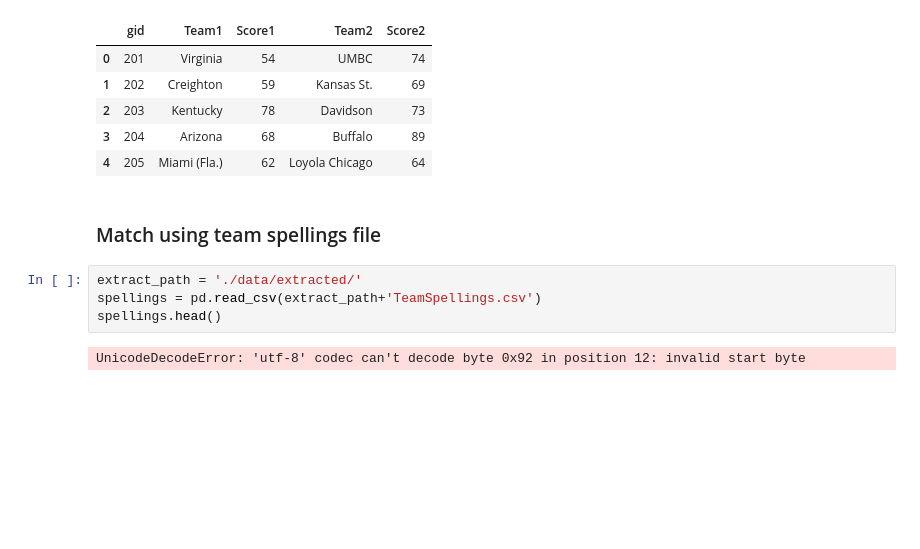
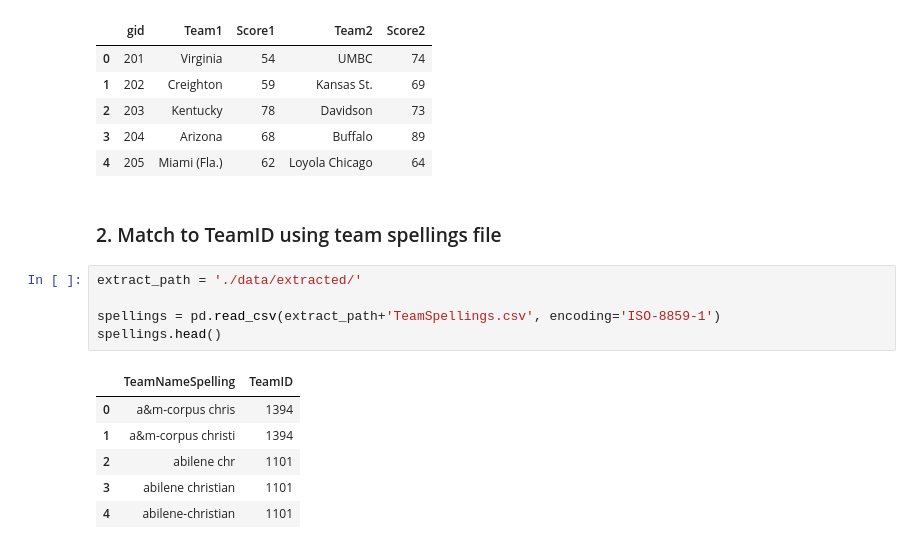
Before and after one commit to elyliu/mids-w207-final_proj-ncaa, a Jupyter notebook: Steve/Scrape 2018 Tourney Results.ipynb, the cells around one changed output. Cells and saved outputs as stored; diff of their text form; blank space fills up the shorter version.

```diff
--- a/Steve/Scrape 2018 Tourney Results.ipynb
+++ b/Steve/Scrape 2018 Tourney Results.ipynb
@@ -37,10 +42,16 @@ df_results.head()
 | 3 | 204 | Arizona | 68 | Buffalo | 89 |
 | 4 | 205 | Miami (Fla.) | 62 | Loyola Chicago | 64 |
 # %% [markdown]
-### Match using team spellings file
+### 2. Match to TeamID using team spellings file
 # %%
 extract_path = './data/extracted/'
-spellings = pd.read_csv(extract_path+'TeamSpellings.csv')
+
+spellings = pd.read_csv(extract_path+'TeamSpellings.csv', encoding='ISO-8859-1')
 spellings.head()
 # %% [output]
-UnicodeDecodeError: 'utf-8' codec can't decode byte 0x92 in position 12: invalid start byte
+|  | TeamNameSpelling | TeamID |
+| 0 | a&m-corpus chris | 1394 |
+| 1 | a&m-corpus christi | 1394 |
+| 2 | abilene chr | 1101 |
+| 3 | abilene christian | 1101 |
+| 4 | abilene-christian | 1101 |
```
Also changed, not shown: parts of 9 cells of this notebook, 2 other files.
